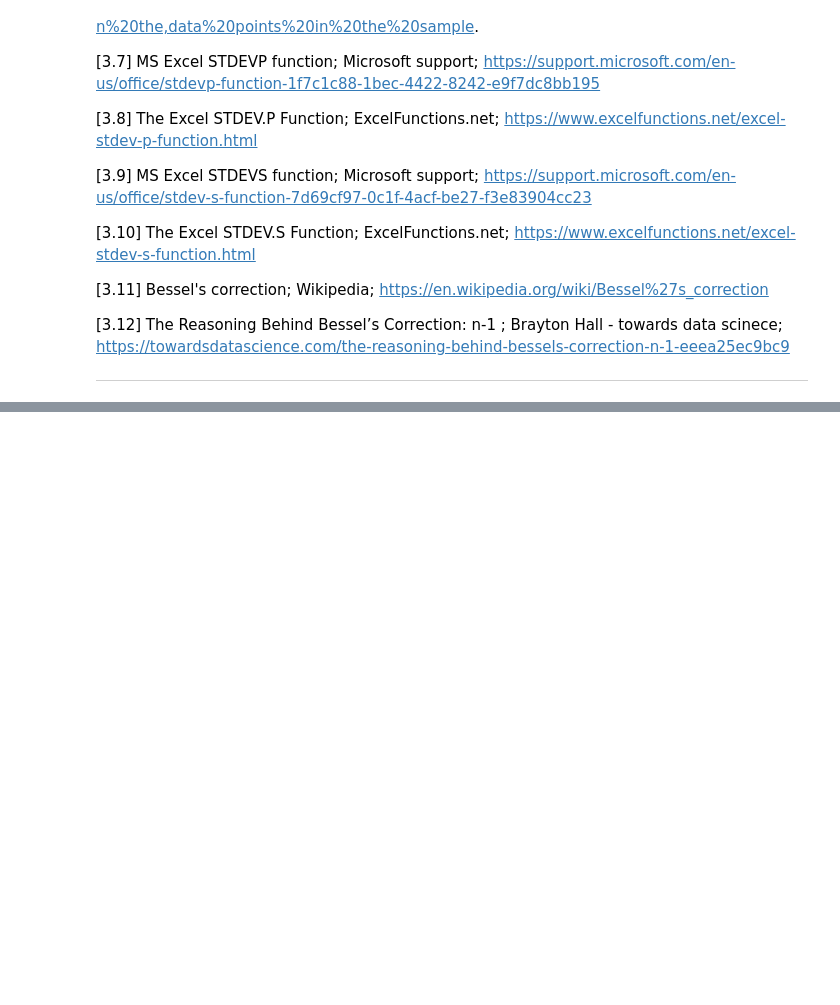
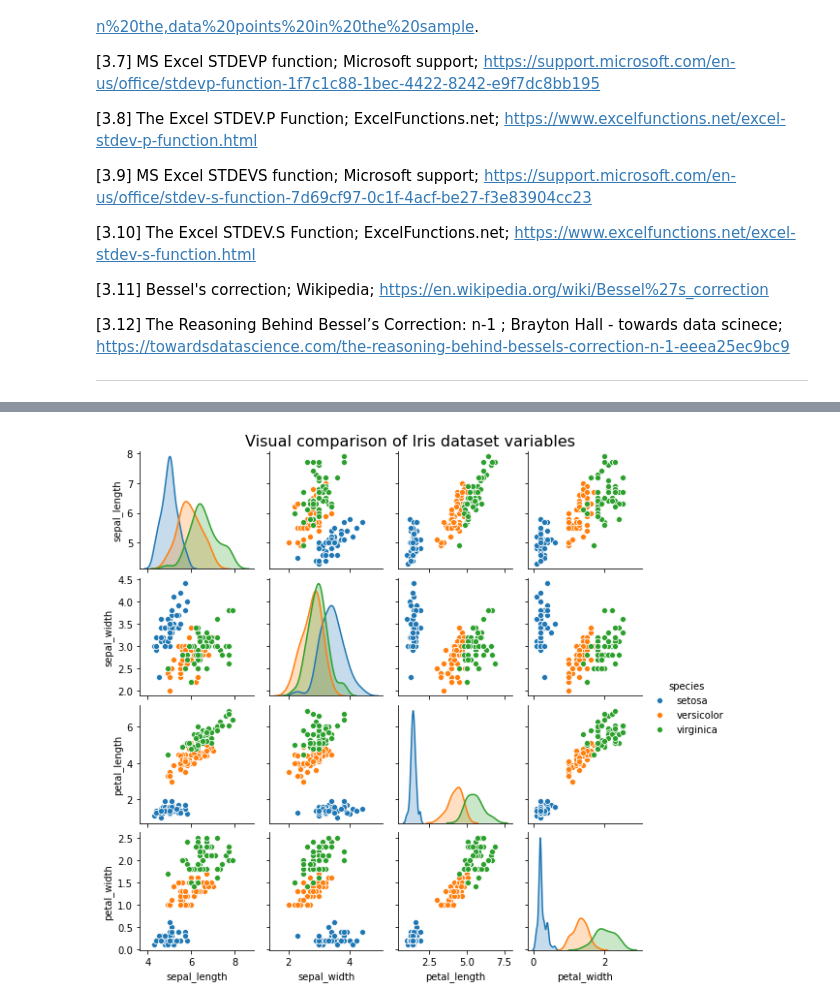
Before and after one commit to markcot/MachLearnTasks, a Jupyter notebook: Tasks.ipynb, the cells around one changed output, grey strips where cells are left out. Saved outputs shown, nothing was run; the diff lists cells and outputs as text; code cells hidden in the pictures; blank space fills up the shorter version.

```diff
--- a/Tasks.ipynb
+++ b/Tasks.ipynb
@@ -836,0 +856,9 @@ On average the Bessel's correction 'n-1' method for the sample standard deviatio
+# %%
+# import scikit-learn iris data clustering
+import sklearn.cluster as skcl
+
+# Import iris dataset from seaborn
+import seaborn as sns
+iris = sns.load_dataset("iris")
+print("Iris dataset")
+iris
@@ -836,0 +905,10 @@ On average the Bessel's correction 'n-1' method for the sample standard deviatio
+# %%
+# Plot data comparisons of data. Code adpated from
+# https://seaborn.pydata.org/generated/seaborn.pairplot.html
+plot = sns.pairplot(iris, height=2, hue='species')
+# Add Title adapted from https://stackoverflow.com/a/52096280
+plt.subplots_adjust(top=0.95)
+plt.suptitle("Visual comparison of Iris dataset variables", fontsize = 16)
+plt.show()
+# %% [output]
+[figure, added]
```
Also changed, not shown: parts of 15 cells of this notebook.
